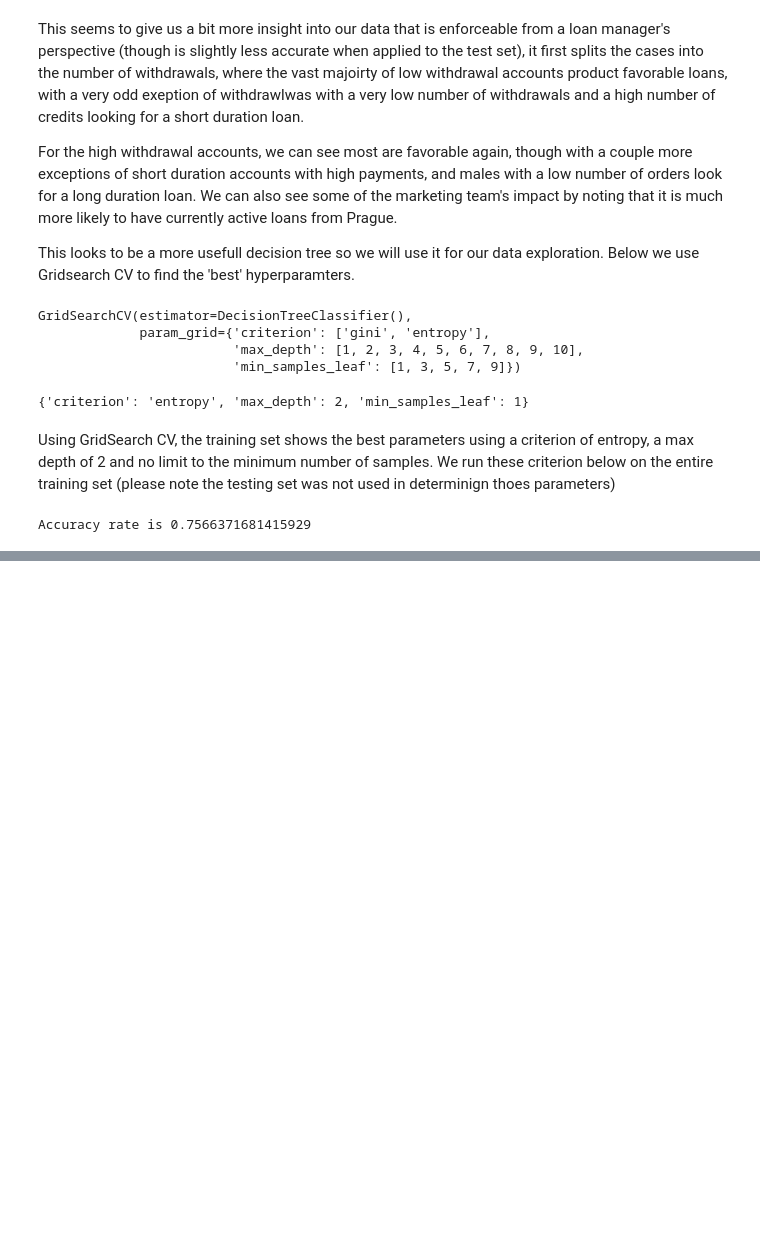
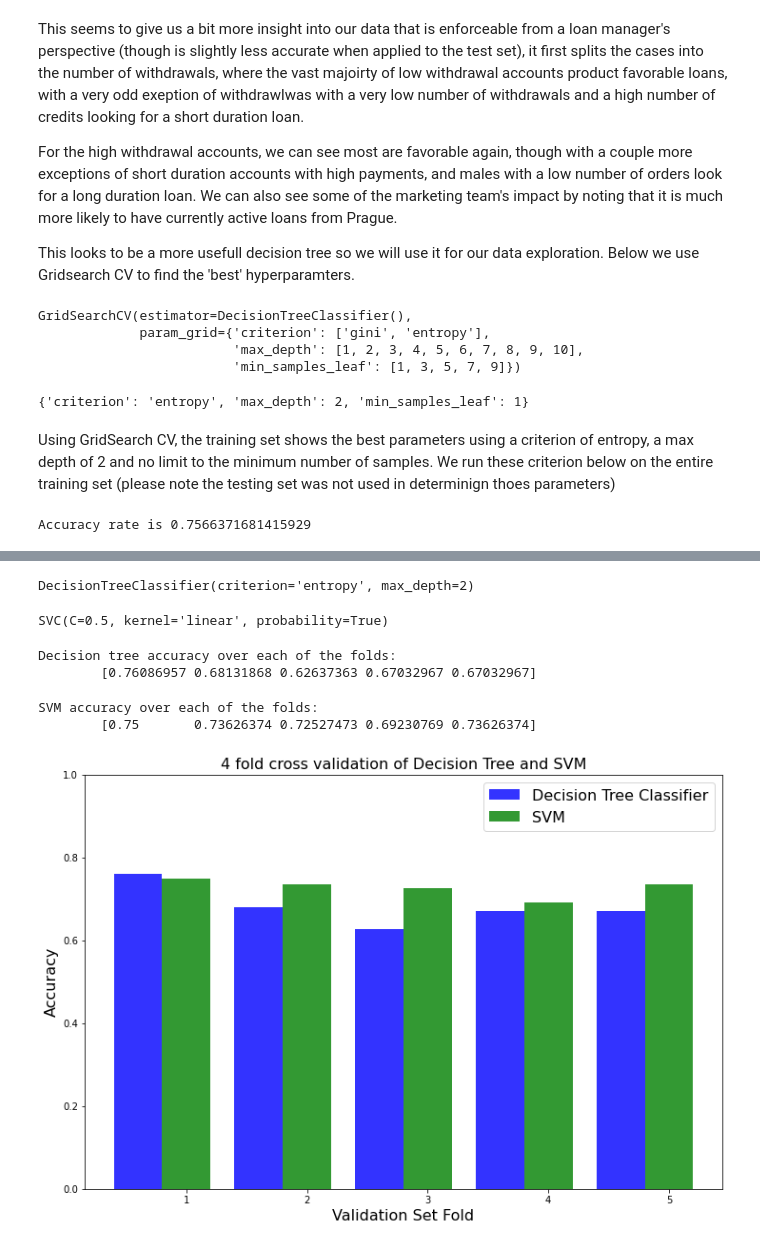
Before and after one commit to mattskier/ravens-dse-511, a Jupyter notebook: Categorical.ipynb, the cells around one changed output, grey strips where cells are left out. Drawn from its saved outputs; the diff is of its cells as text; code cells hidden in the pictures; blank space fills up the shorter version.

```diff
--- a/Categorical.ipynb
+++ b/Categorical.ipynb
@@ -227,0 +313,2 @@ We'll note that is provides a better accuracy score, however a less than useful
+# %%
+clf.fit(x_train, y_train)
@@ -227,0 +326,4 @@ We'll note that is provides a better accuracy score, however a less than useful
+# %%
+SVM_ideal = svm.SVC(C = 0.5, kernel = 'linear', probability = True)
+# %%
+SVM_ideal.fit(x_train, y_train)
@@ -227,0 +356,52 @@ We'll note that is provides a better accuracy score, however a less than useful
+# %%
+dt_ideal
+# %% [output]
+DecisionTreeClassifier(criterion='entropy', max_depth=2)
+# %%
+SVM_ideal
+# %% [output]
+SVC(C=0.5, kernel='linear', probability=True)
+# %%
+dt_scores = cross_val_score(
+    dt_ideal, x_train, y_train, cv=5, scoring='accuracy'
+)
+
+svm_scores = cross_val_score(
+    SVM_ideal, x_train, y_train, cv=5, scoring='accuracy'
+)
+# %%
+print(f"Decision tree accuracy over each of the folds:\n\t{dt_scores}")
+# %% [output]
+Decision tree accuracy over each of the folds:
+        [0.76086957 0.68131868 0.62637363 0.67032967 0.67032967]
+# %%
+print(f"SVM accuracy over each of the folds:\n\t{svm_scores}")
+# %% [output]
+SVM accuracy over each of the folds:
+        [0.75       0.73626374 0.72527473 0.69230769 0.73626374]
+# %%
+fig, ax = plt.subplots(figsize = (12,8))
+index = np.arange(5)
+bar_width = 0.4
+opacity = 0.8
+
+rects1 = plt.bar(index, dt_scores, bar_width,
+alpha=opacity,
+color='b',
+label='Decision Tree Classifier')
+
+rects2 = plt.bar(index + bar_width, svm_scores, bar_width,
+alpha=opacity,
+color='g',
+label='SVM')
+
+plt.xlabel('Validation Set Fold', fontsize = 16)
+plt.xticks(index + bar_width, ('1', '2', '3', '4', '5'))
+plt.ylabel('Accuracy', fontsize = 16)
+plt.ylim([0,1])
+plt.legend(fontsize = 16)
+plt.title('4 fold cross validation of Decision Tree and SVM', fontsize = 16)
+
+plt.show()
+# %% [output]
+[figure, added]
```
Also changed, not shown: parts of 27 cells of this notebook.
